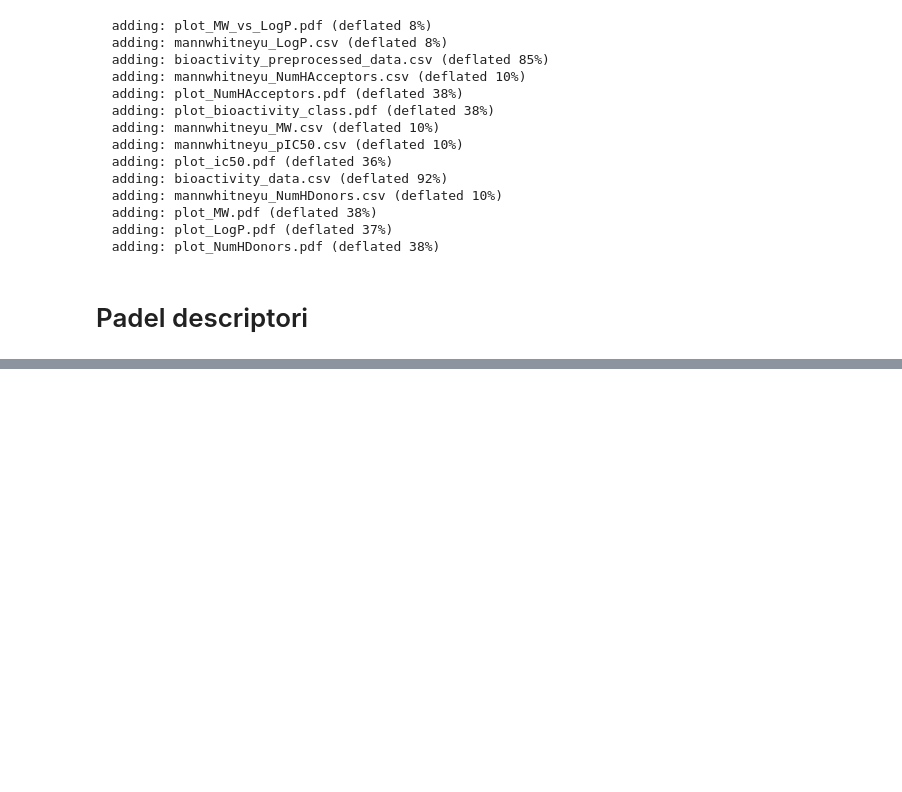
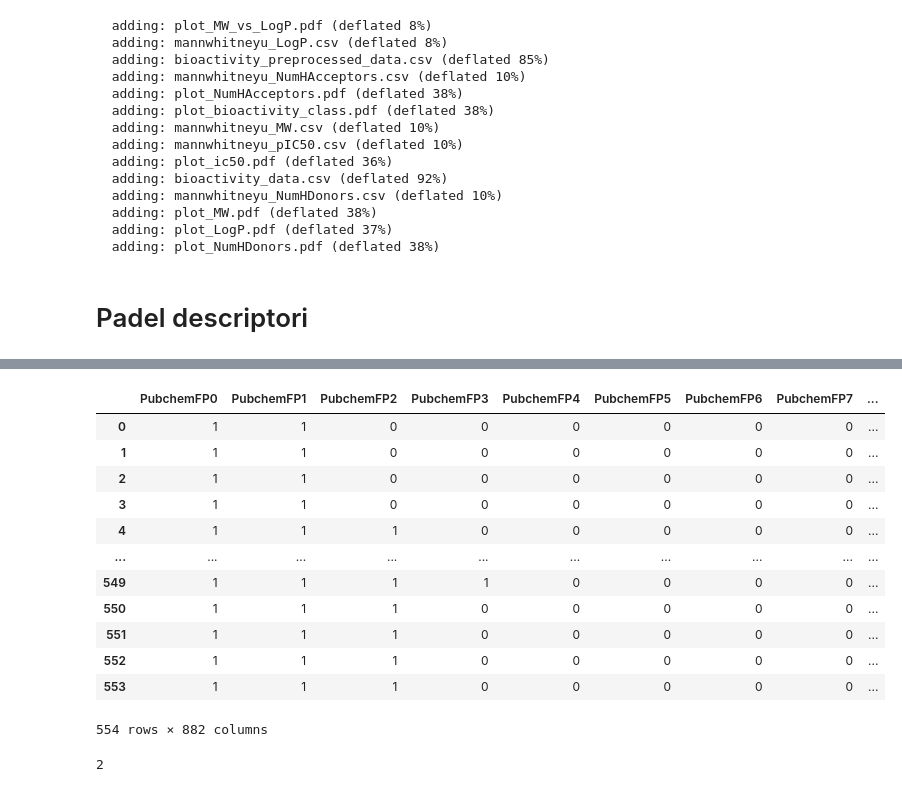
Before and after one commit to sofijaaa21/projekat, a Jupyter notebook: Untitled9.ipynb, the cells around one changed output, grey strips where cells are left out. Drawn from its saved outputs; the diff is of its cells as text; code cells hidden in the pictures; blank space fills up the shorter version.

```diff
--- a/Untitled9.ipynb
+++ b/Untitled9.ipynb
@@ -461,0 +484,4 @@ df_2class
+# %%
+# Resetovanje indeksa
+df_2class = df_2class.reset_index(drop=True)
+df_2class
@@ -652,0 +831,3 @@ padel.sh            100%[===================>]     231  --.-KB/s    in 0s
+# %%
+df_Y = df_2class['pIC50']
+df_Y
@@ -652,0 +849,21 @@ padel.sh            100%[===================>]     231  --.-KB/s    in 0s
+# %%
+dataset = pd.concat([df_X,df_Y], axis=1)
+dataset
+# %% [output]
+|  | PubchemFP0 | PubchemFP1 | PubchemFP2 | PubchemFP3 | PubchemFP4 | PubchemFP5 | PubchemFP6 | PubchemFP7 | ... |
+| 0 | 1 | 1 | 0 | 0 | 0 | 0 | 0 | 0 | ... |
+| 1 | 1 | 1 | 0 | 0 | 0 | 0 | 0 | 0 | ... |
+| 2 | 1 | 1 | 0 | 0 | 0 | 0 | 0 | 0 | ... |
+| 3 | 1 | 1 | 0 | 0 | 0 | 0 | 0 | 0 | ... |
+| 4 | 1 | 1 | 1 | 0 | 0 | 0 | 0 | 0 | ... |
+| ... | ... | ... | ... | ... | ... | ... | ... | ... | ... |
+| 549 | 1 | 1 | 1 | 1 | 0 | 0 | 0 | 0 | ... |
+| 550 | 1 | 1 | 1 | 0 | 0 | 0 | 0 | 0 | ... |
+| 551 | 1 | 1 | 1 | 0 | 0 | 0 | 0 | 0 | ... |
+| 552 | 1 | 1 | 1 | 0 | 0 | 0 | 0 | 0 | ... |
+| 553 | 1 | 1 | 1 | 0 | 0 | 0 | 0 | 0 | ... |
+554 rows × 882 columns
+# %%
+print(2)
+# %% [output]
+2
```
Also changed, not shown: parts of 34 cells of this notebook.
